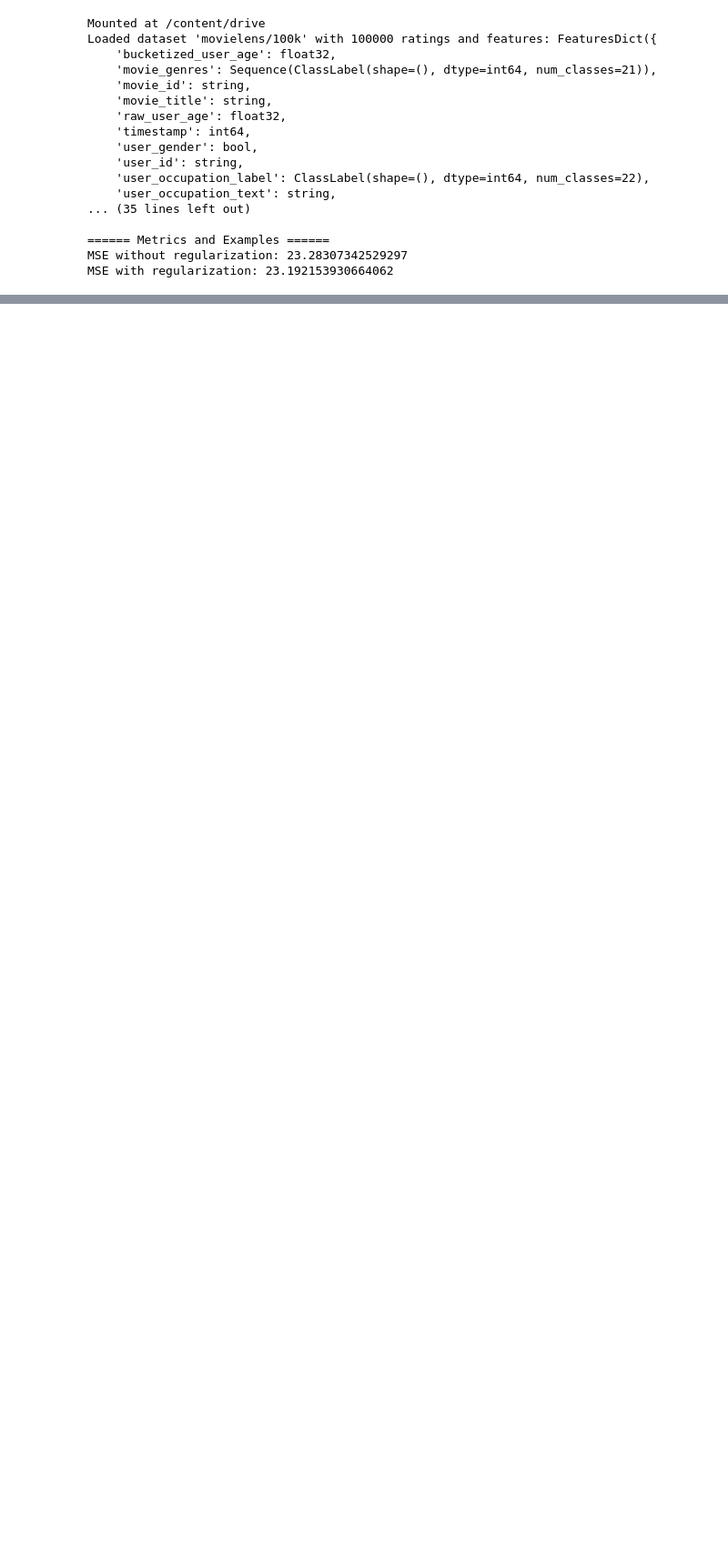
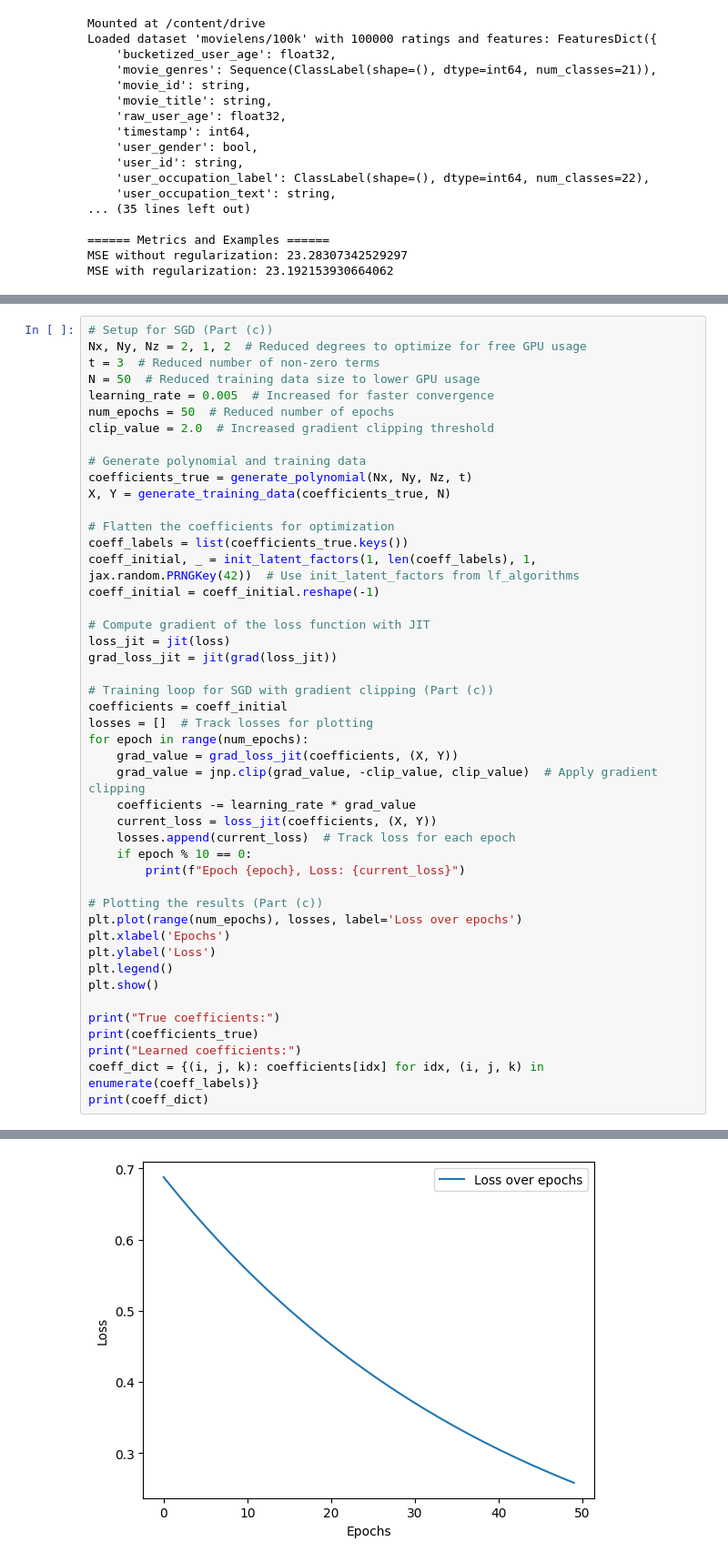
Before and after one commit to SriVidyaYeluripati/24WS-mmd-code-public, a Jupyter notebook: rec_sys/cf_colab.ipynb, the cells around one changed output, grey strips where cells are left out. Shown at 91% size. Drawn from its saved outputs; the diff is of its cells as text; blank space fills up the shorter version.

```diff
--- a/rec_sys/cf_colab.ipynb
+++ b/rec_sys/cf_colab.ipynb
@@ -356,0 +445,47 @@ MSE with regularization: 23.192153930664062
+# %%
+# Setup for SGD (Part (c))
+Nx, Ny, Nz = 2, 1, 2  # Reduced degrees to optimize for free GPU usage
+t = 3  # Reduced number of non-zero terms
+N = 50  # Reduced training data size to lower GPU usage
+learning_rate = 0.005  # Increased for faster convergence
+num_epochs = 50  # Reduced number of epochs
+clip_value = 2.0  # Increased gradient clipping threshold
+
+# Generate polynomial and training data
+coefficients_true = generate_polynomial(Nx, Ny, Nz, t)
+X, Y = generate_training_data(coefficients_true, N)
+
+# Flatten the coefficients for optimization
+coeff_labels = list(coefficients_true.keys())
+coeff_initial, _ = init_latent_factors(1, len(coeff_labels), 1, jax.random.PRNGKey(42))  # Use init_latent_factors from lf_algorithms
+coeff_initial = coeff_initial.reshape(-1)
+
+# Compute gradient of the loss function with JIT
+loss_jit = jit(loss)
+grad_loss_jit = jit(grad(loss_jit))
+
+# Training loop for SGD with gradient clipping (Part (c))
+coefficients = coeff_initial
+losses = []  # Track losses for plotting
+for epoch in range(num_epochs):
+    grad_value = grad_loss_jit(coefficients, (X, Y))
+    grad_value = jnp.clip(grad_value, -clip_value, clip_value)  # Apply gradient clipping
+    coefficients -= learning_rate * grad_value
+    current_loss = loss_jit(coefficients, (X, Y))
+    losses.append(current_loss)  # Track loss for each epoch
+    if epoch % 10 == 0:
+        print(f"Epoch {epoch}, Loss: {current_loss}")
+
+# Plotting the results (Part (c))
+plt.plot(range(num_epochs), losses, label='Loss over epochs')
+plt.xlabel('Epochs')
+plt.ylabel('Loss')
+plt.legend()
+plt.show()
+
+print("True coefficients:")
+print(coefficients_true)
+print("Learned coefficients:")
+coeff_dict = {(i, j, k): coefficients[idx] for idx, (i, j, k) in enumerate(coeff_labels)}
+print(coeff_dict)
+# %% [output]
@@ -356,0 +497 @@ MSE with regularization: 23.192153930664062
+[figure, added]
```
Also changed, not shown: parts of 6 cells of this notebook.
